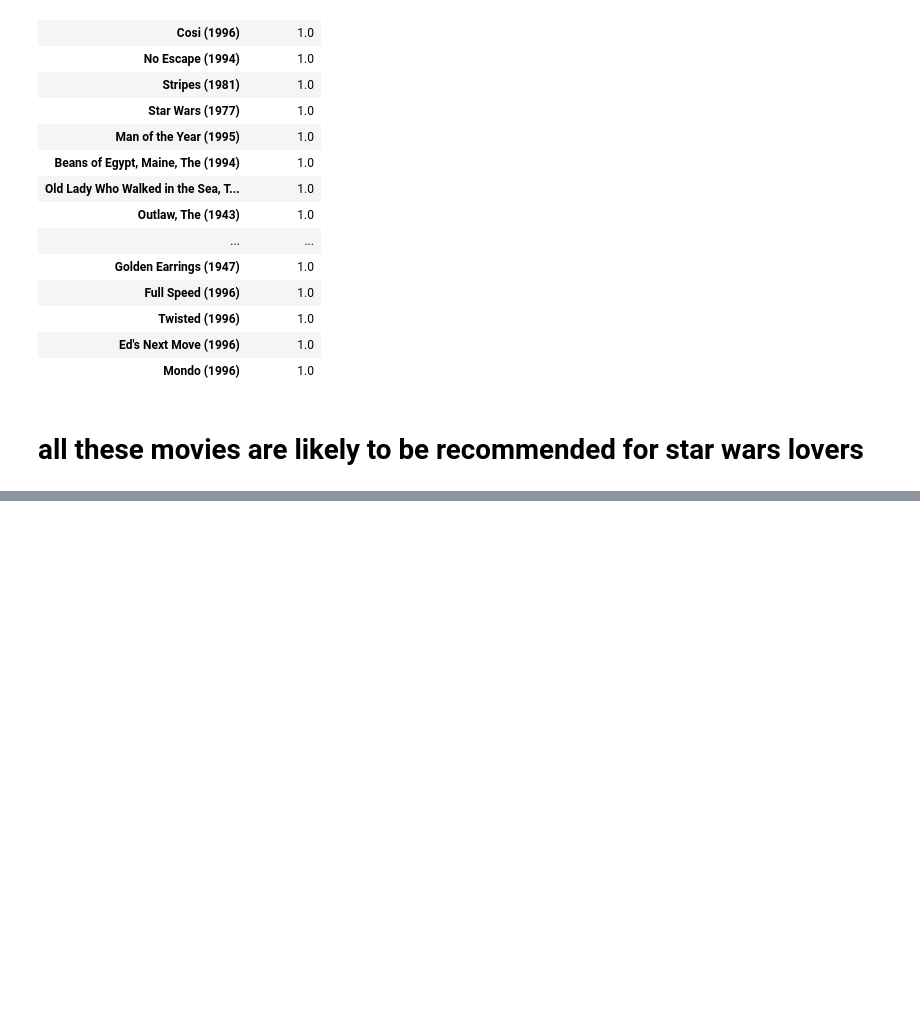
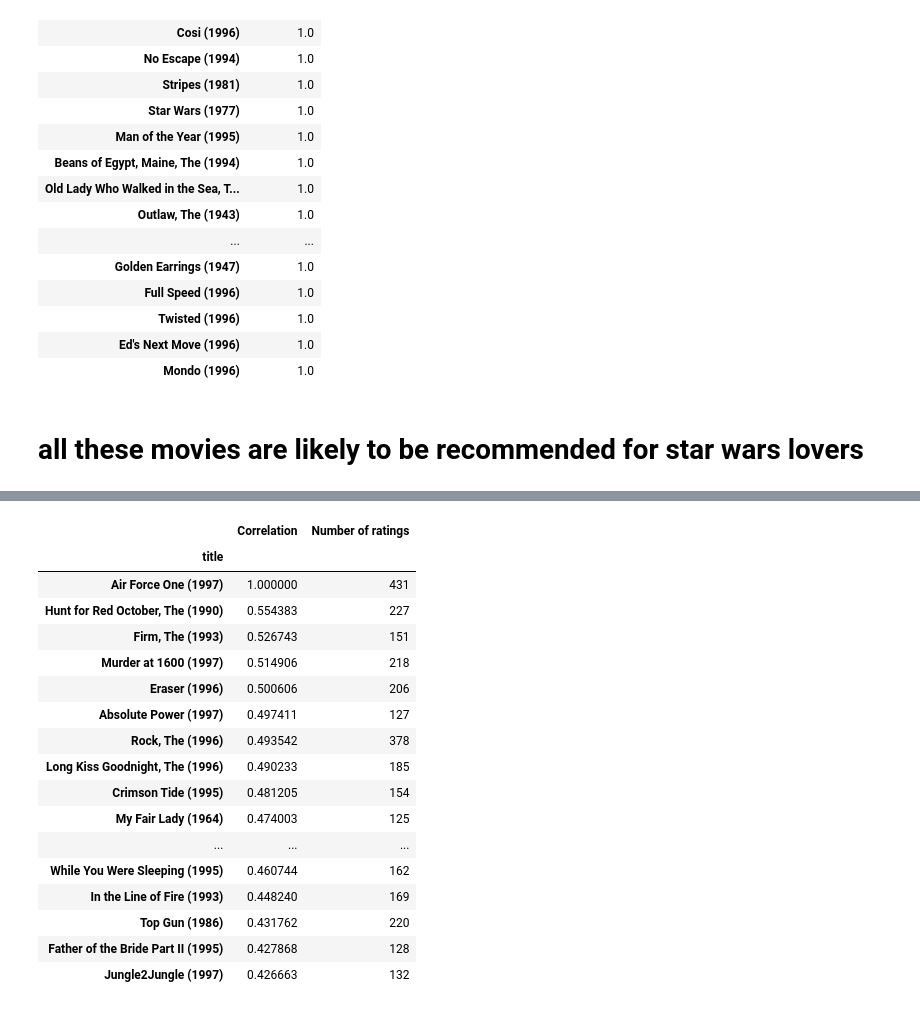
Before and after one commit to drigger091/Recomendation_engine_tryout, a Jupyter notebook: recommendation using correlation/engine.ipynb, the cells around one changed output, grey strips where cells are left out. Drawn from its saved outputs; the diff is of its cells as text; code cells hidden in the pictures; blank space fills up the shorter version.

```diff
--- a/recommendation using correlation/engine.ipynb
+++ b/recommendation using correlation/engine.ipynb
@@ -316,0 +368,23 @@ corr_starwars.sort_values('Correlation',ascending= False).head(20)
+# %%
+# for airforce one
+
+corr_Airforceone[corr_Airforceone['Number of ratings']> 100].sort_values("Correlation",ascending= False).head(20)
+# %% [output]
+|  | Correlation | Number of ratings |
+| title |  |  |
+| Air Force One (1997) | 1.000000 | 431 |
+| Hunt for Red October, The (1990) | 0.554383 | 227 |
+| Firm, The (1993) | 0.526743 | 151 |
+| Murder at 1600 (1997) | 0.514906 | 218 |
+| Eraser (1996) | 0.500606 | 206 |
+| Absolute Power (1997) | 0.497411 | 127 |
+| Rock, The (1996) | 0.493542 | 378 |
+| Long Kiss Goodnight, The (1996) | 0.490233 | 185 |
+| Crimson Tide (1995) | 0.481205 | 154 |
+| My Fair Lady (1964) | 0.474003 | 125 |
+| ... | ... | ... |
+| While You Were Sleeping (1995) | 0.460744 | 162 |
+| In the Line of Fire (1993) | 0.448240 | 169 |
+| Top Gun (1986) | 0.431762 | 220 |
+| Father of the Bride Part II (1995) | 0.427868 | 128 |
+| Jungle2Jungle (1997) | 0.426663 | 132 |
```
Also changed, not shown: parts of 5 cells of this notebook.
